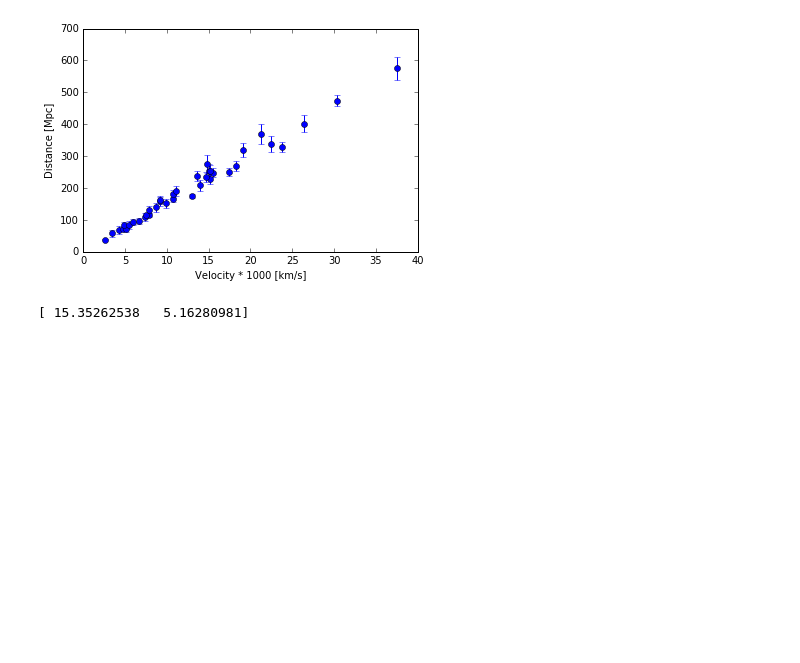
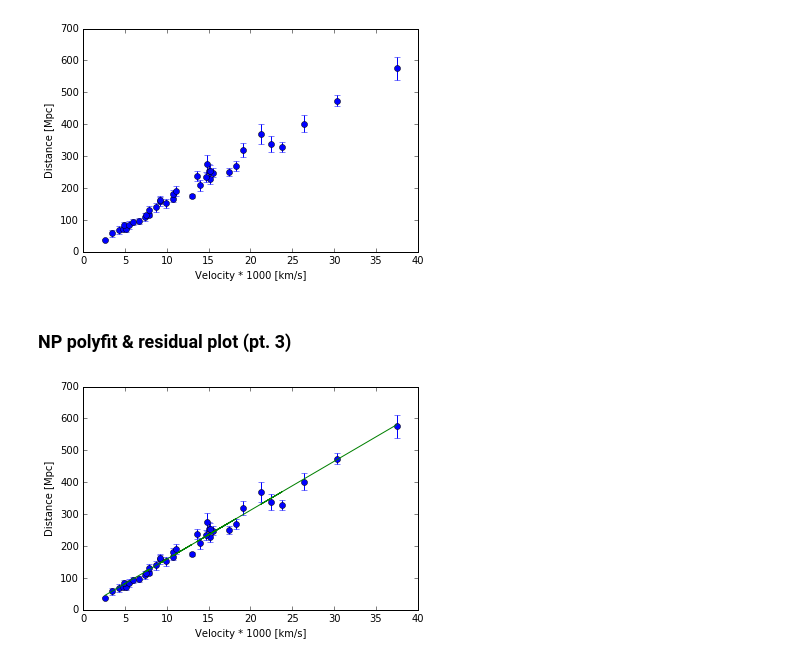
Before and after one commit to LLi1996/astrostat_lab1, a Jupyter notebook: code/lab1_larry.ipynb, the cells around one changed output. Cells and saved outputs as stored; diff of their text form; code cells hidden in the pictures; blank space fills up the shorter version.

```diff
--- a/code/lab1_larry.ipynb
+++ b/code/lab1_larry.ipynb
@@ -28,8 +34,18 @@ ax1.set_ylabel('Distance [Mpc]')
 plt.show()
 # %% [output]
 [figure]
+# %% [markdown]
+### NP polyfit & residual plot (pt. 3)
 # %%
 # 3
-print np.polyfit(velocity, distance, 1)
+poly_coef = np.polyfit(velocity, distance, 1)
-# %% [output]
-[ 15.35262538   5.16280981]
+# %%
+fig2 = plt.figure()
+ax1 = fig2.add_subplot(111)
+ax1.errorbar(velocity, distance, yerr=distance_err, fmt='o')
+ax1.plot(velocity, velocity * poly_coef[0] + poly_coef[1])
+ax1.set_xlabel('Velocity * 1000 [km/s]')
+ax1.set_ylabel('Distance [Mpc]')
+plt.show()
+# %% [output]
+[figure, added]
```
Also changed, not shown: parts of 14 cells of this notebook.
